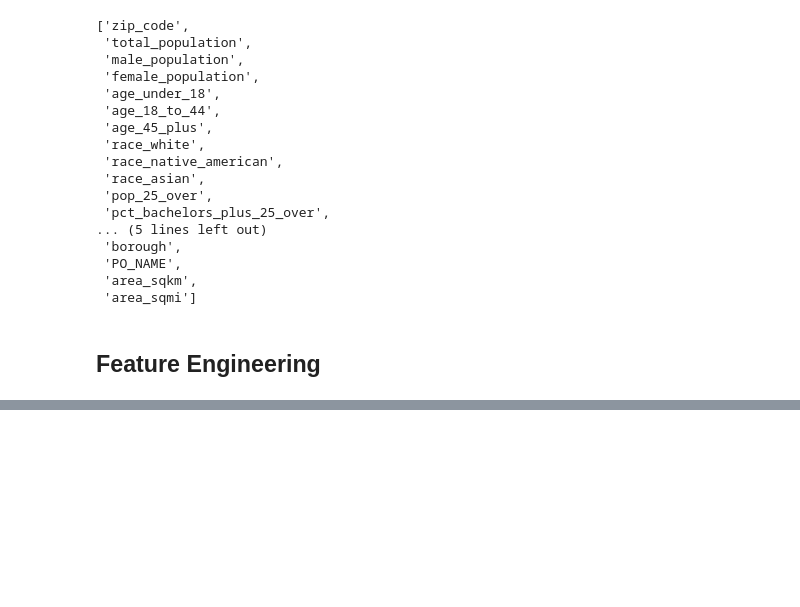
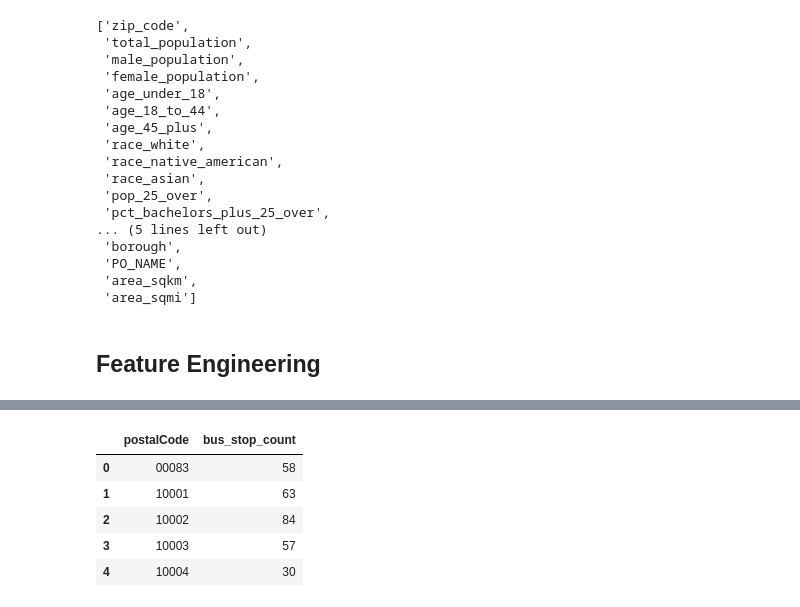
Before and after one commit to AprilQx/data_science_project, a Jupyter notebook: notebooks/feature_engineering.ipynb, the cells around one changed output, grey strips where cells are left out. Cells and saved outputs as stored; diff of their text form; code cells hidden in the pictures; blank space fills up the shorter version.

```diff
--- a/notebooks/feature_engineering.ipynb
+++ b/notebooks/feature_engineering.ipynb
@@ -253,0 +225,6 @@ merged_df.head()
+# %%
+# Load the bus stops data
+bus_data = gpd.read_file("data/bus-stops.geojson")
+
+# Load the ZIP code boundaries
+nyc_zip_gdf = gpd.GeoDataFrame.from_features(nyc_geojson["features"])
@@ -253,0 +238,4 @@ merged_df.head()
+# %%
+if nyc_zip_gdf.crs is None:
+    nyc_zip_gdf = nyc_zip_gdf.set_crs(epsg=4326, inplace=False)
+    print("Set ZIP code data CRS to EPSG:4326 (WGS 84)")
@@ -253,0 +244,16 @@ merged_df.head()
+# %%
+# Now ensure they match (convert bus data to match ZIP data's CRS)
+if bus_data.crs != nyc_zip_gdf.crs:
+    bus_data = bus_data.to_crs(nyc_zip_gdf.crs)
+    print(f"Converted bus data CRS to match ZIP code data: {nyc_zip_gdf.crs}")
+
+# Perform spatial join
+bus_with_zip = gpd.sjoin(bus_data, nyc_zip_gdf, how="inner", predicate="within")
+# %%
+# Count bus stops per ZIP code
+bus_stops_per_zip = bus_with_zip.groupby('postalCode').size().reset_index(name='bus_stop_count')
+
+# Display results
+print(f"\nFound {bus_with_zip.shape[0]} bus stops within {len(bus_stops_per_zip)} ZIP codes")
+print("\nZIP codes with most bus stops:")
+print(bus_stops_per_zip.sort_values('bus_stop_count', ascending=False).head(10))
@@ -253,0 +275,9 @@ merged_df.head()
+# %%
+bus_stops_per_zip.head()
+# %% [output]
+|  | postalCode | bus_stop_count |
+| 0 | 00083 | 58 |
+| 1 | 10001 | 63 |
+| 2 | 10002 | 84 |
+| 3 | 10003 | 57 |
+| 4 | 10004 | 30 |
```
Also changed, not shown: parts of 43 cells of this notebook, 23 other files.
